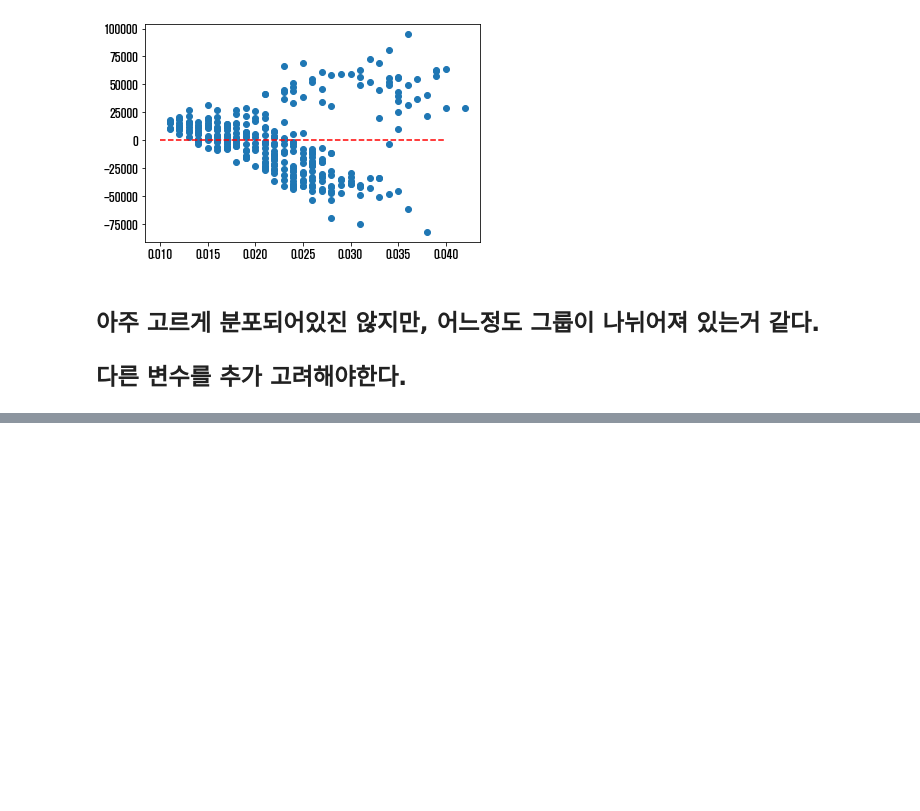
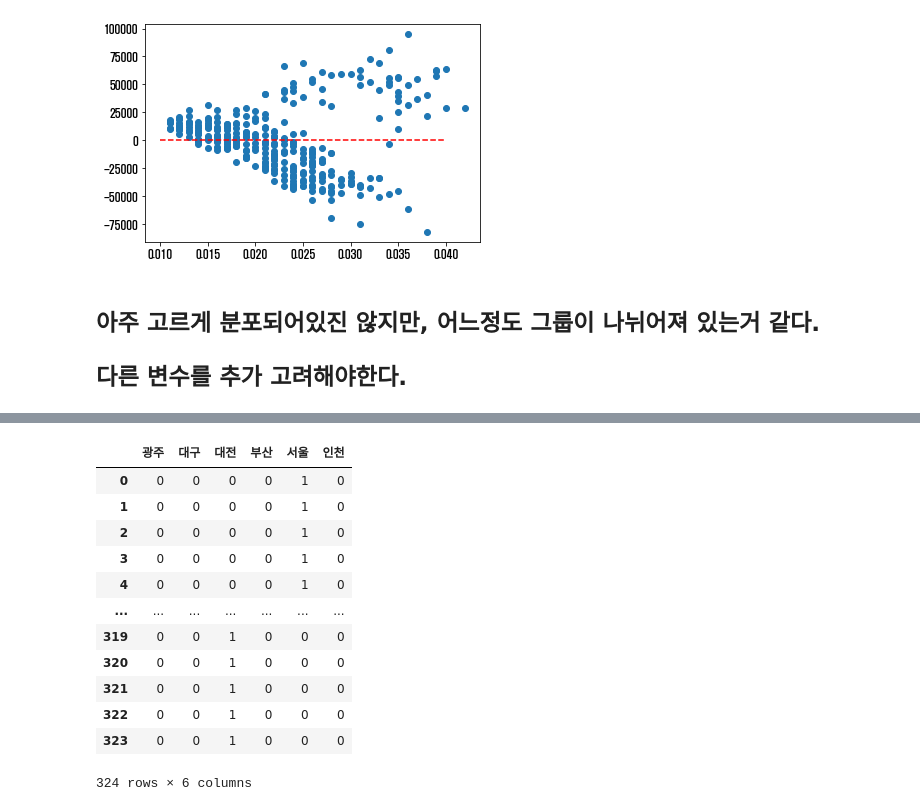
Before and after one commit to kyunleader/-, a Jupyter notebook: 3강 강의자료.ipynb, the cells around one changed output, grey strips where cells are left out. Saved outputs shown, nothing was run; the diff lists cells and outputs as text; code cells hidden in the pictures; blank space fills up the shorter version.

```diff
--- a/3강 강의자료.ipynb
+++ b/3강 강의자료.ipynb
@@ -499,0 +523,23 @@ sns.regplot('월합강수량', '발생건수', data=data_w, color='green')
+# %%
+# 마지막 그래프를 보니 뭔가 그룹이 있는 것 같다.
+# 확인해보니 지역별로 정렬 되어 있었다.
+# 지역 변수를 추가 해보자
+
+# 더비변수 만들기
+
+dummy_region = pd.get_dummies(data_w['시도지역'])
+dummy_region
+# %% [output]
+|  | 광주 | 대구 | 대전 | 부산 | 서울 | 인천 |
+| 0 | 0 | 0 | 0 | 0 | 1 | 0 |
+| 1 | 0 | 0 | 0 | 0 | 1 | 0 |
+| 2 | 0 | 0 | 0 | 0 | 1 | 0 |
+| 3 | 0 | 0 | 0 | 0 | 1 | 0 |
+| 4 | 0 | 0 | 0 | 0 | 1 | 0 |
+| ... | ... | ... | ... | ... | ... | ... |
+| 319 | 0 | 0 | 1 | 0 | 0 | 0 |
+| 320 | 0 | 0 | 1 | 0 | 0 | 0 |
+| 321 | 0 | 0 | 1 | 0 | 0 | 0 |
+| 322 | 0 | 0 | 1 | 0 | 0 | 0 |
+| 323 | 0 | 0 | 1 | 0 | 0 | 0 |
+324 rows × 6 columns
```
Also changed, not shown: parts of 21 cells of this notebook.
